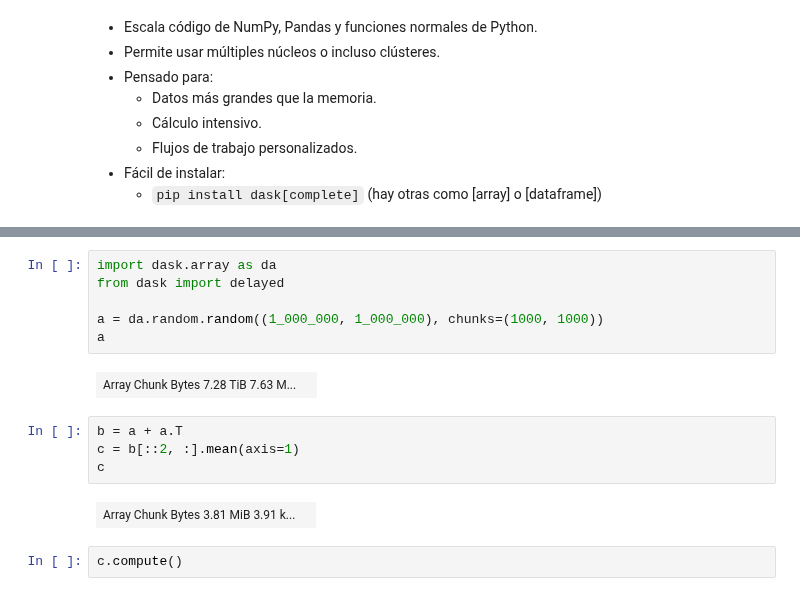
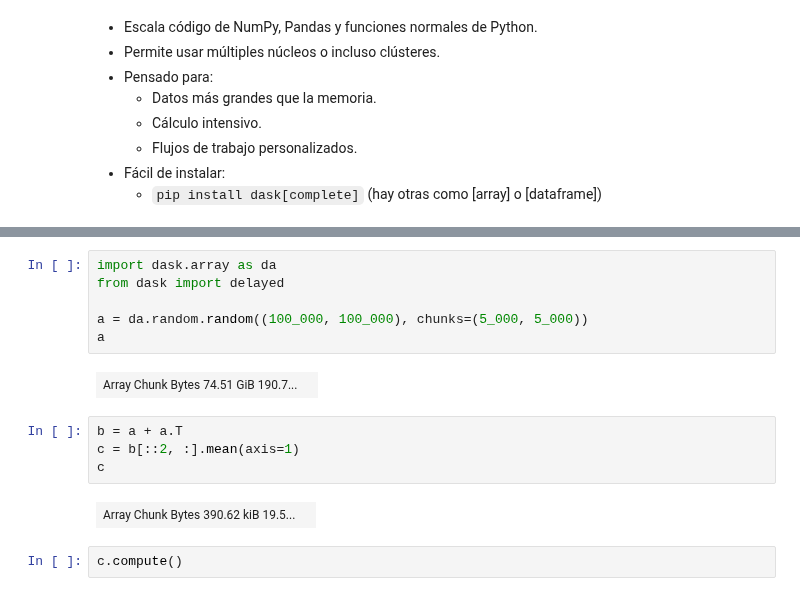
Before and after one commit to leliel12/tads, a Jupyter notebook: students/ray_dask_spark/rds.ipynb, the cells around one changed output, grey strips where cells are left out. Saved outputs shown, nothing was run; the diff lists cells and outputs as text.

```diff
--- a/students/ray_dask_spark/rds.ipynb
+++ b/students/ray_dask_spark/rds.ipynb
@@ -248,17 +255,17 @@ spark.stop()
 # %%
 import dask.array as da
 from dask import delayed
 
-a = da.random.random((1_000_000, 1_000_000), chunks=(1000, 1000))
+a = da.random.random((100_000, 100_000), chunks=(5_000, 5_000))
 a
 # %% [output]
-| Array Chunk Bytes 7.28 TiB 7.63 M... |  |
+| Array Chunk Bytes 74.51 GiB 190.7... |  |
 # %%
 b = a + a.T
 c = b[::2, :].mean(axis=1)
 c
 # %% [output]
-| Array Chunk Bytes 3.81 MiB 3.91 k... |  |
+| Array Chunk Bytes 390.62 kiB 19.5... |  |
 # %%
 c.compute()
 # %%
```
Also changed, not shown: parts of 3 cells of this notebook, 1 other file.
